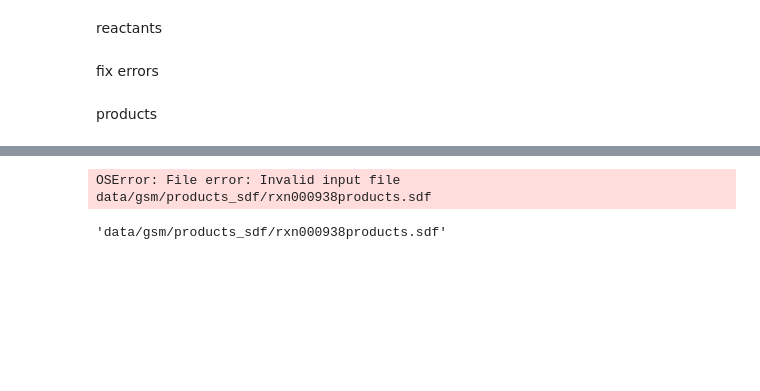
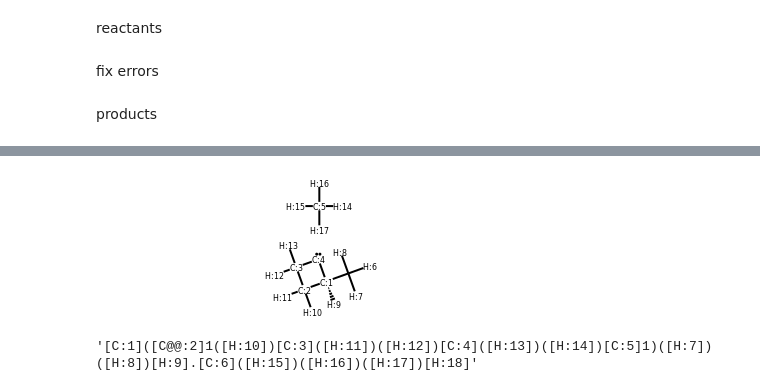
Before and after one commit to ReactionMechanismGenerator/TS-GCN, a Jupyter notebook: clean_data.ipynb, the cells around one changed output, grey strips where cells are left out. Cells and saved outputs as stored; diff of their text form; code cells hidden in the pictures; blank space fills up the shorter version.

Commit message:
cleaned gsm data

```diff
--- a/clean_data.ipynb
+++ b/clean_data.ipynb
@@ -1335,18 +154,16 @@ with open(sdf_file, 'w') as f:
-# %%
-r_mols = []
-for r_sdf in sorted(glob.glob('data/gsm/reactants_sdf/*.sdf')):
-    r_mol = Chem.SDMolSupplier(r_sdf, removeHs=False)[0]
-    r_mol.UpdatePropertyCache()
-    r_mols.append(r_mol)
-
-p_mols = []
-for p_sdf in sorted(glob.glob('data/gsm/products_sdf/*.sdf')):
-    p_mol = Chem.SDMolSupplier(p_sdf, removeHs=False)[0]
-    p_mol.UpdatePropertyCache()
-    p_mols.append(p_mol)
-# %% [output]
-OSError: File error: Invalid input file data/gsm/products_sdf/rxn000938products.sdf
-# %%
-p_sdf
-# %% [output]
-'data/gsm/products_sdf/rxn000938products.sdf'
+# %%
+# for n=006834
+error_file = 'data/gsm/products/rxn006834products.xyz'
+smi, syms, coords = get_smi_syms_coords_from_xyz(error_file)
+
+n = re.findall(r'\d+', error_file)[0]
+reactant_sdf = 'data/gsm/reactants_sdf/rxn' + n + 'reactants.sdf'
+r_mol = Chem.SDMolSupplier(reactant_sdf, removeHs=False)[0]
+
+smi_mol = Chem.AddHs(Chem.MolFromSmiles(smi))
+[a.SetAtomMapNum(a.GetIdx()) for a in smi_mol.GetAtoms()]
+display(smi_mol)
+smi
+# %% [output]
+[figure, added]
+'[C:1]([C@@:2]1([H:10])[C:3]([H:11])([H:12])[C:4]([H:13])([H:14])[C:5]1)([H:7])([H:8])[H:9].[C:6]([H:15])([H:16])([H:17])[H:18]'
```
Also changed, not shown: parts of 94 cells of this notebook.
